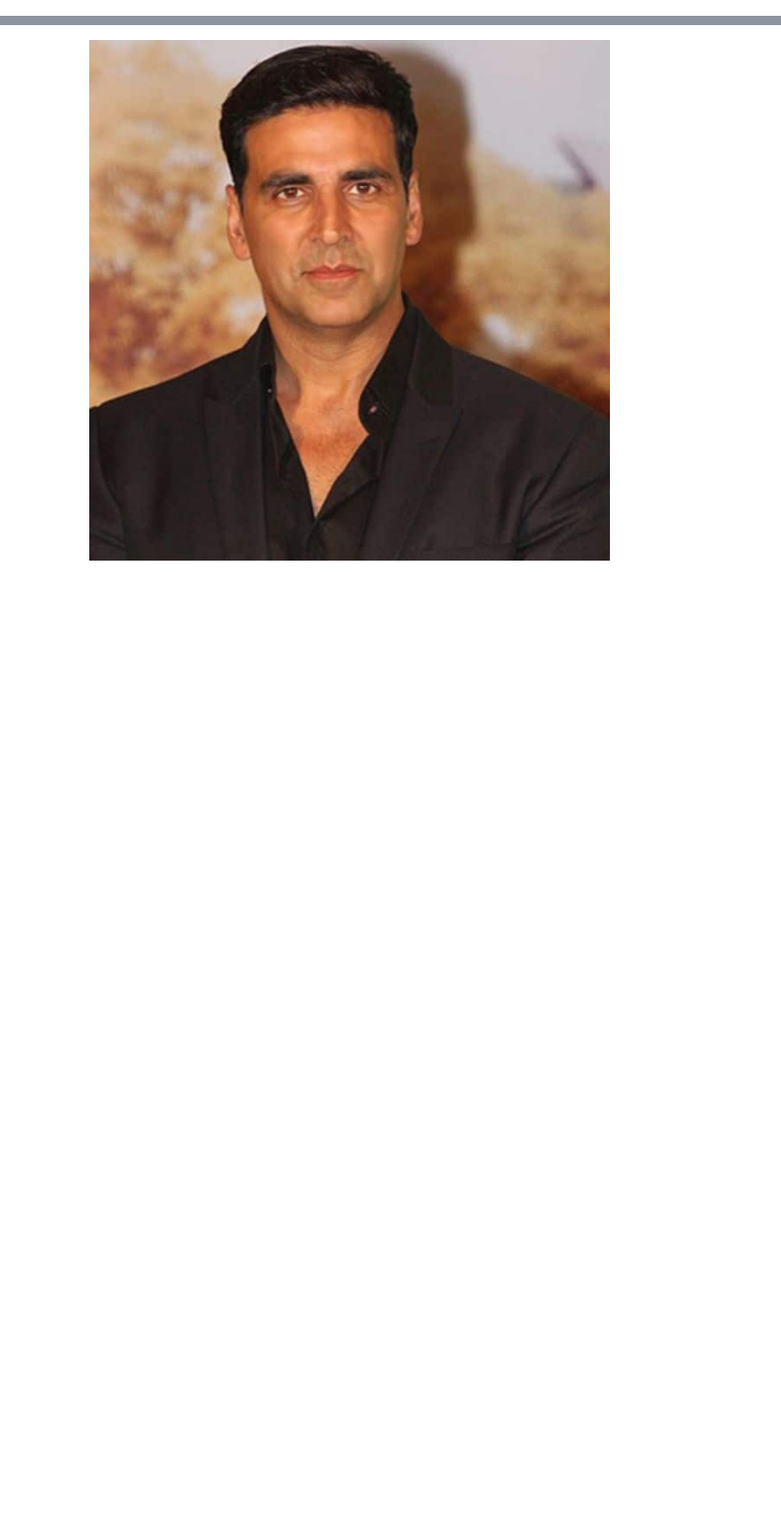
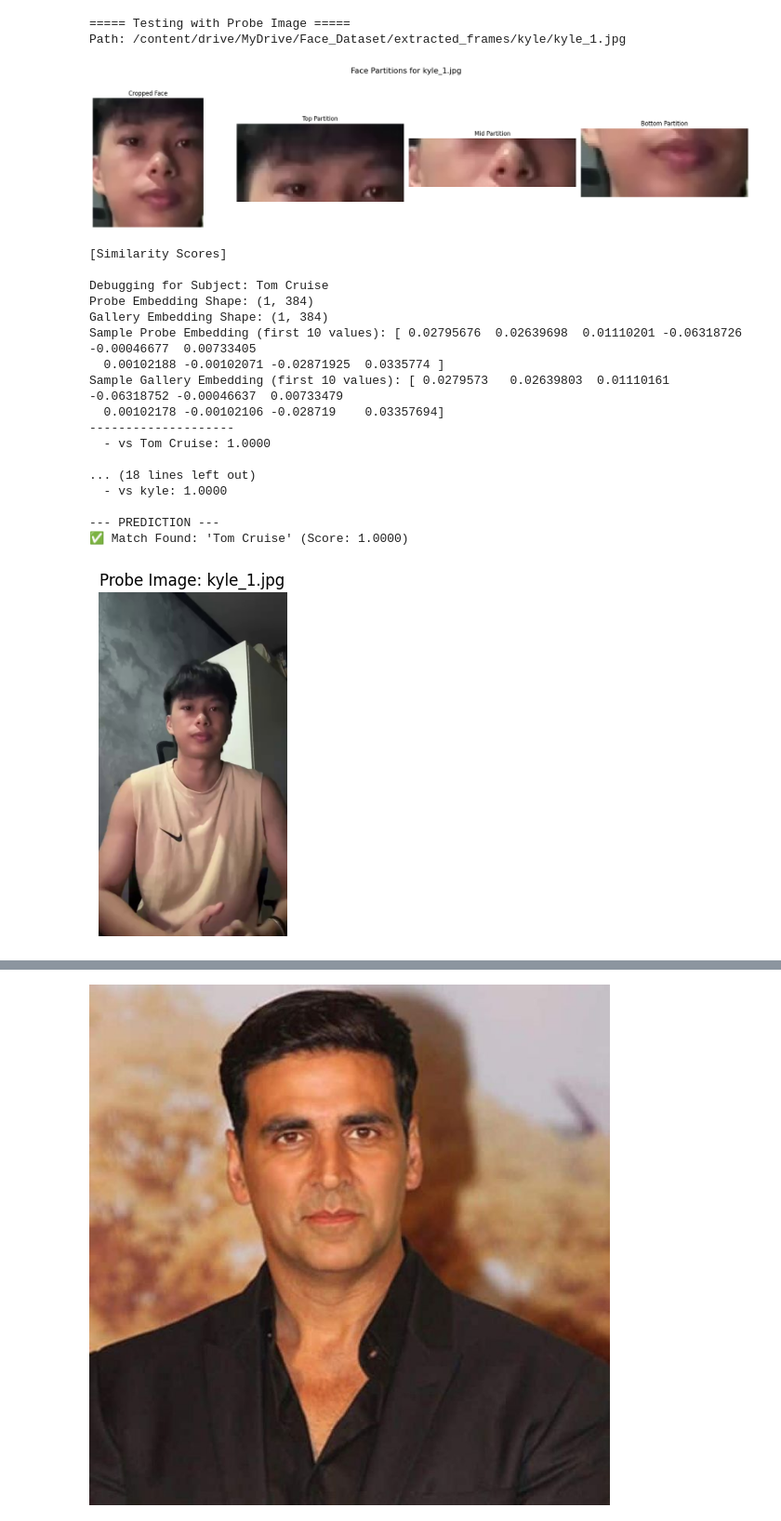
Before and after one commit to Kyle-Santos/named-ai, a Jupyter notebook: data-preprocessing/preprocess.ipynb, the cells around one changed output, grey strips where cells are left out. Shown at 93% size. Drawn from its saved outputs; the diff is of its cells as text; code cells hidden in the pictures; blank space fills up the shorter version.

Commit message:
frame extraction, labelling, and data preprocessing

```diff
--- a/data-preprocessing/preprocess.ipynb
+++ b/data-preprocessing/preprocess.ipynb
@@ -42,0 +768,76 @@ import matplotlib.pyplot as plt
+# %%
+# Test a Probe Image
+
+PROBE_IMAGE_PATH = "/content/drive/MyDrive/Face_Dataset/extracted_frames/kyle/kyle_1.jpg"
+# PROBE_IMAGE_PATH = "/content/drive/MyDrive/Face_Dataset/extracted_frames/Robert Downey Jr_test/Robert Downey Jr_0.jpg"
+
+print(f"\n===== Testing with Probe Image =====\nPath: {PROBE_IMAGE_PATH}")
+
+probe_embedding = get_fused_embedding(PROBE_IMAGE_PATH, models, detector, TARGET_SIZES)
+
+if probe_embedding is not None:
+    best_match_name = "Unknown"
+    best_match_score = -1  # Cosine similarity ranges from -1 to 1
+
+    print("\n[Similarity Scores]")
+    for subject, gallery_emb in gallery_final.items():
+        # --- Debugging: Print embeddings before cosine calculation ---
+        print(f"\nDebugging for Subject: {subject}")
+        print("Probe Embedding Shape:", probe_embedding.shape)
+        print("Gallery Embedding Shape:", gallery_emb.shape)
+        print("Sample Probe Embedding (first 10 values):", probe_embedding.flatten()[:10])
+        print("Sample Gallery Embedding (first 10 values):", gallery_emb.flatten()[:10])
+        print("-" * 20)
+        # --- End Debugging ---
+
+        # Cosine distance is 1 - similarity. So similarity is 1 - distance.
+        similarity = 1 - cosine(probe_embedding.flatten(), gallery_emb.flatten())
+        print(f"  - vs {subject}: {similarity:.4f}")
+
+        if similarity > best_match_score:
+            best_match_score = similarity
+            best_match_name = subject
+
+    # --- Evaluate the Result ---
+    print("\n--- PREDICTION ---")
+    THRESHOLD = 0.5  # Adjust this threshold based on your results
+    if best_match_score > THRESHOLD:
+        print(f"✅ Match Found: '{best_match_name}' (Score: {best_match_score:.4f})")
+    else:
+        print(f"❌ Unknown Person. (Best match '{best_match_name}' was below threshold with score {best_match_score:.4f})")
+
+    # --- Visualize the probe image ---
+    try:
+        probe_img = Image.open(PROBE_IMAGE_PATH)
+        plt.imshow(probe_img)
+        plt.title(f"Probe Image: {os.path.basename(PROBE_IMAGE_PATH)}")
+        plt.axis('off')
+        plt.show()
+    except Exception as e:
+        print(f"\nCould not display probe image: {e}")
+
+else:
+    print("\n--- PREDICTION ---")
+    print("❌ Could not process the probe image (e.g., no face detected).")
+# %% [output]
+===== Testing with Probe Image =====
+Path: /content/drive/MyDrive/Face_Dataset/extracted_frames/kyle/kyle_1.jpg
+[figure, added]
+[Similarity Scores]
+
+Debugging for Subject: Tom Cruise
+Probe Embedding Shape: (1, 384)
+Gallery Embedding Shape: (1, 384)
+Sample Probe Embedding (first 10 values): [ 0.02795676  0.02639698  0.01110201 -0.06318726 -0.00046677  0.00733405
+  0.00102188 -0.00102071 -0.02871925  0.0335774 ]
+Sample Gallery Embedding (first 10 values): [ 0.0279573   0.02639803  0.01110161 -0.06318752 -0.00046637  0.00733479
+  0.00102178 -0.00102106 -0.028719    0.03357694]
+--------------------
+  - vs Tom Cruise: 1.0000
+
+... (18 lines left out)
+  - vs kyle: 1.0000
+
+--- PREDICTION ---
+✅ Match Found: 'Tom Cruise' (Score: 1.0000)
+[figure, added]
```
Also changed, not shown: parts of 23 cells of this notebook.
